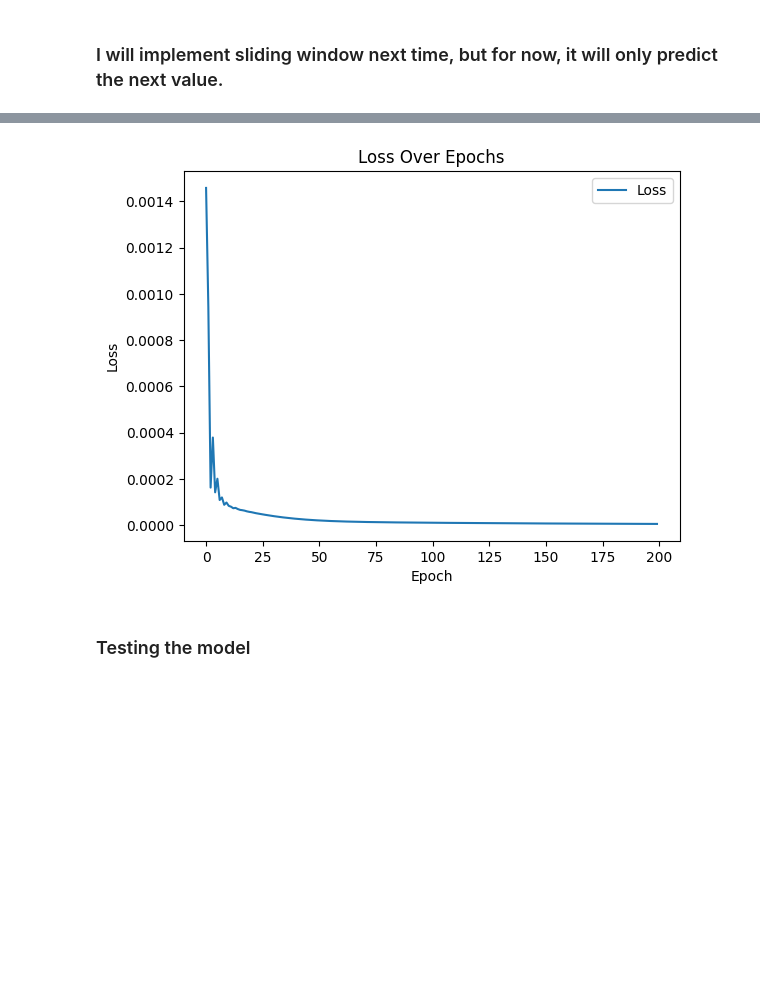
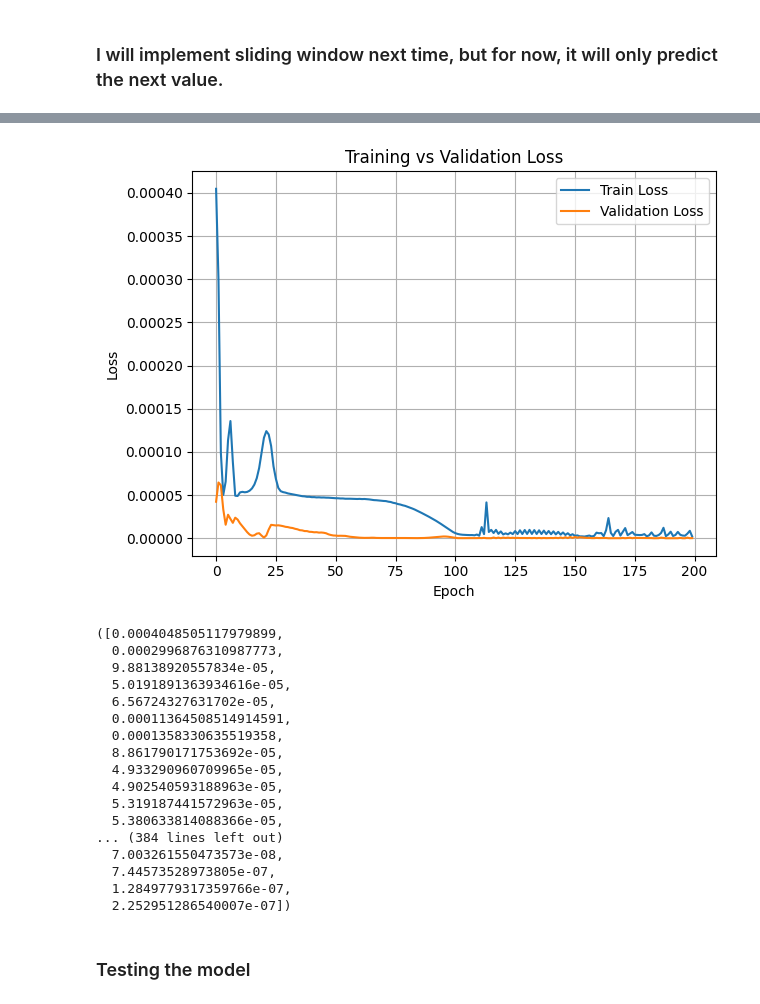
Before and after one commit to SSTengNic/Network_Project, a Jupyter notebook: loss_predict_models/Loss_Predict_Mininet_Data_Reno.ipynb, the cells around one changed output, grey strips where cells are left out. Cells and saved outputs as stored; diff of their text form; code cells hidden in the pictures; blank space fills up the shorter version.

```diff
--- a/loss_predict_models/Loss_Predict_Mininet_Data_Reno.ipynb
+++ b/loss_predict_models/Loss_Predict_Mininet_Data_Reno.ipynb
@@ -56,7 +56,7 @@ import numpy as np
 import torch
 
 # Load dataset
-file_path = "../src/data/reno_tcp.csv"
+file_path = "../src/data/reno_Nich.csv"
 df = pd.read_csv(file_path, delimiter=";")
 
 # Convert TCP type to numeric
@@ -65,7 +65,7 @@ df['tcp_type'] = df['tcp_type'].map({'reno': 1, 'cubic': 0})
 
 # Identify constant columns
 constant_columns = [col for col in df.columns if len(df[col].unique()) == 1]
-constant_columns += ["bytes_retrans", "bytes_sent"]  # Optional if you plan to drop them
+constant_columns += ["bytes_retrans", "bytes_sent", "delivered"]  # Optional if you plan to drop them
 
 
 # Drop them
@@ -102,7 +102,7 @@ Index(['wscale', 'rto', 'rtt', 'mss', 'rcvmss', 'advmss', 'cwnd', 'ssthresh',
 # %%
 #As stated in the paper
-seq_length = 15
-forecast_steps = 15  # Predict the next 15 seconds
+seq_length = 30
+forecast_steps = 30  # Predict the next 15 seconds
 
 
 def create_sequences(input, labels, seq_length, forecast_steps):
@@ -140,7 +140,7 @@ train_dataset = TensorDataset(X_train, y_train)
 test_dataset = TensorDataset(X_test, y_test)
 
 batch_size = 16  # You can adjust the batch size as needed
-train_loader = DataLoader(train_dataset, batch_size=batch_size, shuffle=False)
+train_loader = DataLoader(train_dataset, batch_size=batch_size, shuffle=False, drop_last = True)
 test_loader = DataLoader(test_dataset, batch_size=batch_size, shuffle=False, drop_last=True)
 
 # Example of accessing a batch of data
@@ -235,12 +306,13 @@ def train(model, dataloader, num_epochs, learning_rate):
 # Define the model parameters
 # Following the research paper's instructions
 input_size = 15
-hidden_size = 20
+hidden_size = 128
 num_layers = 1 # Can be changed to stack multiple LSTM layers!
 output_size = 1
 dataloader = train_loader
 
 #Create the model
 model = LSTM_pt(input_size, hidden_size, num_layers, output_size).to(device)
-train(model, dataloader, num_epochs = 200, learning_rate = 0.001)
+# train(model, dataloader, num_epochs = 200, learning_rate = 0.001)
+train_and_validate(model,train_loader, test_loader, num_epochs = 200, learning_rate = 0.001, target_min = target_min, target_max = target_max)
 # %% [output]
@@ -249,4 +336,21 @@ Epoch 101/200, Loss: 0.000010
-[figure, old version]
+[figure, new version]
+([0.0004048505117979899,
+  0.0002996876310987773,
+  9.88138920557834e-05,
+  5.0191891363934616e-05,
+  6.56724327631702e-05,
+  0.00011364508514914591,
+  0.0001358330635519358,
+  8.861790171753692e-05,
+  4.933290960709965e-05,
+  4.902540593188963e-05,
+  5.319187441572963e-05,
+  5.380633814088366e-05,
+... (384 lines left out)
+  7.003261550473573e-08,
+  7.44573528973805e-07,
+  1.2849779317359766e-07,
+  2.252951286540007e-07])
 # %% [markdown]
 ### Testing the model
 # %%
```
Also changed, not shown: parts of 11 cells of this notebook, 6 other files.
